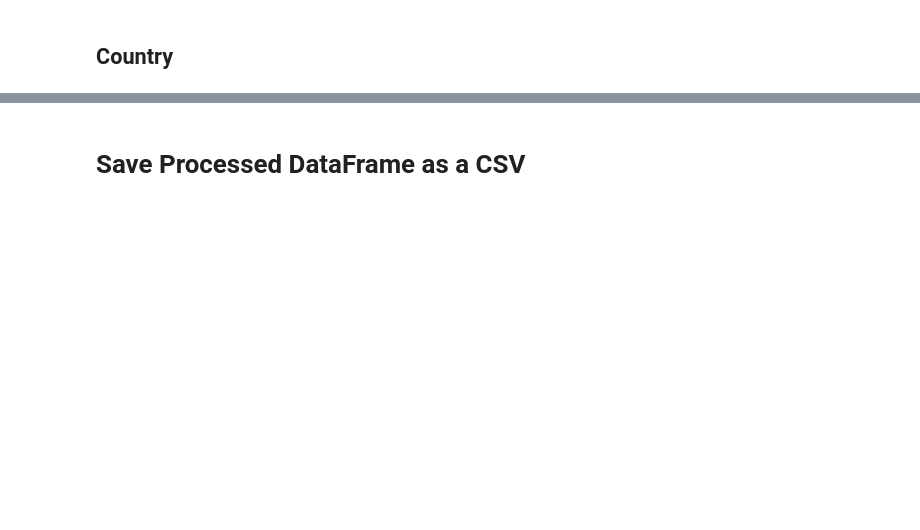
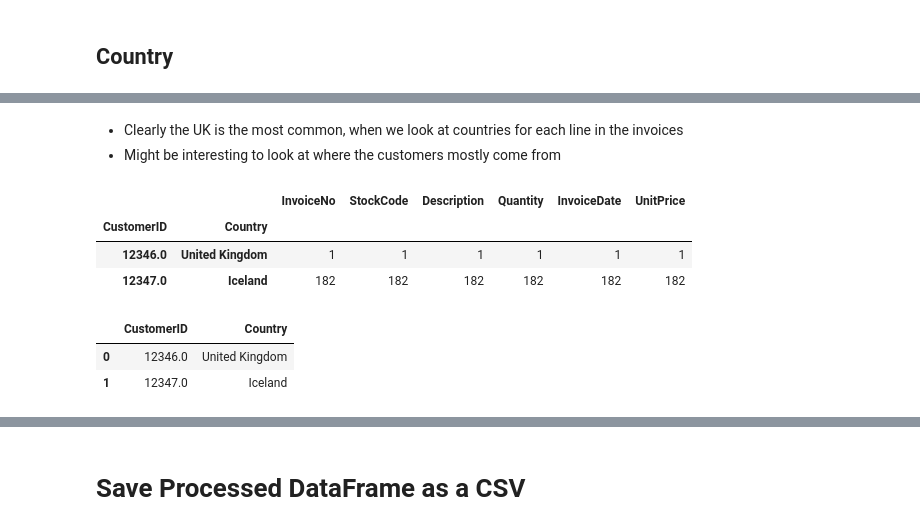
Before and after one commit to AdamBlomfield/customer_segmentation_via_cluster_analysis, a Jupyter notebook: notebooks/02_Data_Exploration.ipynb, the cells around one changed output, grey strips where cells are left out. Cells and saved outputs as stored; diff of their text form; code cells hidden in the pictures; blank space fills up the shorter version.

```diff
--- a/notebooks/02_Data_Exploration.ipynb
+++ b/notebooks/02_Data_Exploration.ipynb
@@ -358,0 +355,20 @@ array(['17850.0', '13047.0', '12583.0', ..., '13298.0', '14569.0',
+# %% [markdown]
+* Clearly the UK is the most common, when we look at countries for each line in the invoices
+* Might be interesting to look at where the customers mostly come from
+# %%
+# Group the dataframe by CustomerID, whilst also displaying the country the CustomerID is from
+df_customer_countries = df.groupby(['CustomerID', 'Country']).count()
+df_customer_countries.head(2)
+# %% [output]
+|  |  | InvoiceNo | StockCode | Description | Quantity | InvoiceDate | UnitPrice |
+| CustomerID | Country |  |  |  |  |  |  |
+| 12346.0 | United Kingdom | 1 | 1 | 1 | 1 | 1 | 1 |
+| 12347.0 | Iceland | 182 | 182 | 182 | 182 | 182 | 182 |
+# %%
+# Move 'CustomerID' and 'Country' from index, and only keep those 2 columns
+df_customer_countries = df_customer_countries.reset_index()[['CustomerID', 'Country']]
+df_customer_countries.head(2)
+# %% [output]
+|  | CustomerID | Country |
+| 0 | 12346.0 | United Kingdom |
+| 1 | 12347.0 | Iceland |
```
Also changed, not shown: parts of 21 cells of this notebook.
